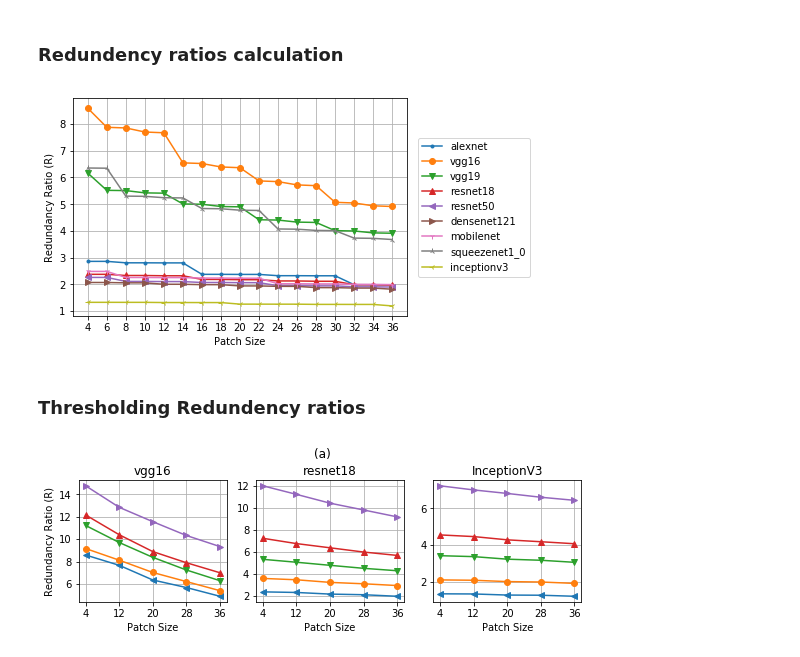
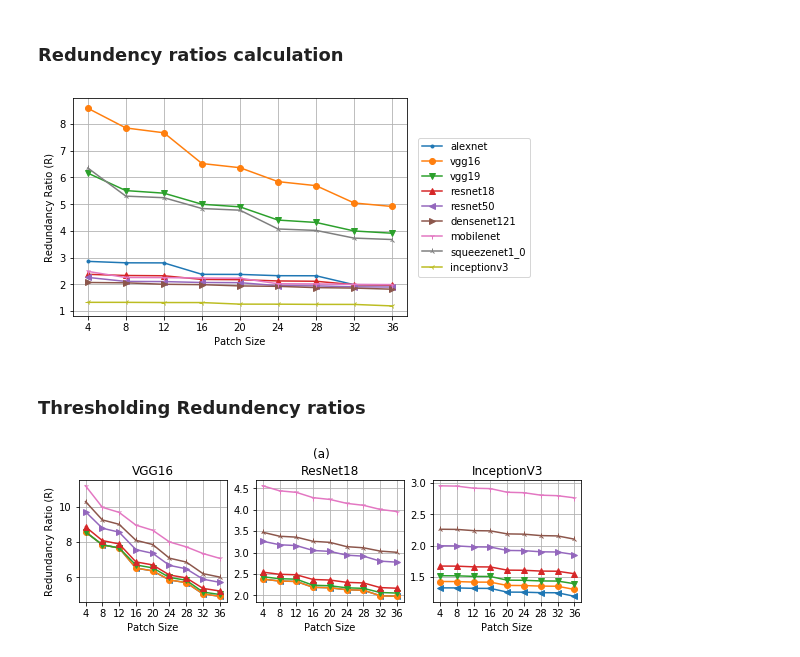
Before and after one commit to xil222/krypton, a Jupyter notebook: paper/current/plots/redundency_ratio.ipynb, the cells around one changed output. Drawn from its saved outputs; the diff is of its cells as text; code cells hidden in the pictures.

```diff
--- a/paper/current/plots/redundency_ratio.ipynb
+++ b/paper/current/plots/redundency_ratio.ipynb
@@ -221,7 +231,7 @@ x = Variable(torch.from_numpy(np.zeros(shape=(1, 3, 224, 224), dtype=np.float32)
 models = [alexnet(), vgg16(), vgg19(), resnet18(), resnet50(), densenet121(), mobilenet(), squeezenet1_0()]
 
 
-patch_sizes = [4, 6, 8, 10, 12, 14, 16, 18, 20, 22, 24, 26, 28, 30, 32, 34, 36]
+patch_sizes = [4, 8, 12, 16, 20, 24, 28, 32, 36]
 
 markers = [".","o","v","^","<",">","1","2"]
 for name, model, m in zip(['alexnet', 'vgg16', 'vgg19', 'resnet18', 'resnet50', 'densenet121', 'mobilenet',
@@ -280,15 +290,15 @@ plt.xticks(patch_sizes, patch_sizes)
 plt.savefig('../images/redundancy_ratio.pdf', bbox_extra_artists=(lgd,), bbox_inches='tight')
 plt.show()
 # %% [output]
-[figure, old version]
+[figure, new version]
 # %% [markdown]
 ### Thresholding Redundency ratios
 # %%
 x = Variable(torch.from_numpy(np.zeros(shape=(1, 3, 224, 224), dtype=np.float32)))
-patch_sizes = [4, 12, 20, 28, 36]
-taus = [1.0, 0.8, 0.6, 0.5, 0.4]
+patch_sizes = [4, 8, 12, 16, 20, 24, 28, 32, 36]
+taus = [1.0, 0.9, 0.8, 0.7, 0.6, 0.5, 0.4]
 
-markers = ['<', 'o', 'v', '^', '>']
+markers = ['<', 'o', 'v', '^', '>', '2', '1']
 
 
 plt.figure(figsize=(9,2.5))
@@ -315,7 +325,7 @@ for tau,m in zip(taus, markers):
 
     plt.plot(patch_sizes, r, label=r'$\tau = $' + str(tau), marker=m)
 
-ax.set_title('vgg16')
+ax.set_title('VGG16')
 plt.grid()
 plt.ylabel('Redundancy Ratio (R)')
 plt.xlabel('Patch Size')
@@ -344,7 +354,7 @@ for tau,m in zip(taus, markers):
 
     plt.plot(patch_sizes, r, label=r'$\tau = $' + str(tau), marker=m)
 
-ax.set_title('resnet18')
+ax.set_title('ResNet18')
 plt.grid()
 plt.xlabel('Patch Size')
 plt.xticks(patch_sizes, patch_sizes)
@@ -356,35 +366,35 @@ model = Inception3()
 for tau,m in zip(taus, markers):
     with torch.onnx.set_training(model, False):
         trace, _ = torch.jit.get_trace_graph(model, args=(x,))
 
     torch.onnx._optimize_trace(trace, False)
     graph = trace.graph()
 
     r = []
     for patch_size in patch_sizes:
 
         full_flops = calculate_flops(model, x, debug=False, graph=graph) / (1000 ** 2)
         i = (224-patch_size)//2
         j = (224-patch_size)//2
         ivm_flops = calculate_ivm_flops(model, x, patch_size, patch_size, i, j, debug=False, graph=graph, tau=tau) / (1000 ** 2)
 
         #print(name, patch_size, full_flops, ivm_flops, full_flops/ivm_flops)
         r.append(full_flops/ivm_flops)
 
     plt.plot(patch_sizes, r, label=r'$\tau = $' + str(tau), marker=m)
 
 ax.set_title('InceptionV3')
 plt.grid()
 plt.xlabel('Patch Size')
 plt.xticks(patch_sizes, patch_sizes)
 
-#lgd = plt.legend(loc='lower center', bbox_to_anchor=(-0.7, -0.47), ncol=4)
+# lgd = plt.legend(loc='lower center', bbox_to_anchor=(-0.7, -0.47), ncol=7)
 stit = plt.suptitle('(a)')
 plt.subplots_adjust(top=0.8)
 plt.savefig('../images/th_redundancy_ratio.pdf', bbox_extra_artists=(stit,), bbox_inches='tight')
 plt.show()
 # %% [output]
-[figure, old version]
+[figure, new version]
 # %%
 from models.flops_benchmark import add_flops_counting_methods
 
```
Also changed, not shown: parts of 2 cells of this notebook, 14 other files.
